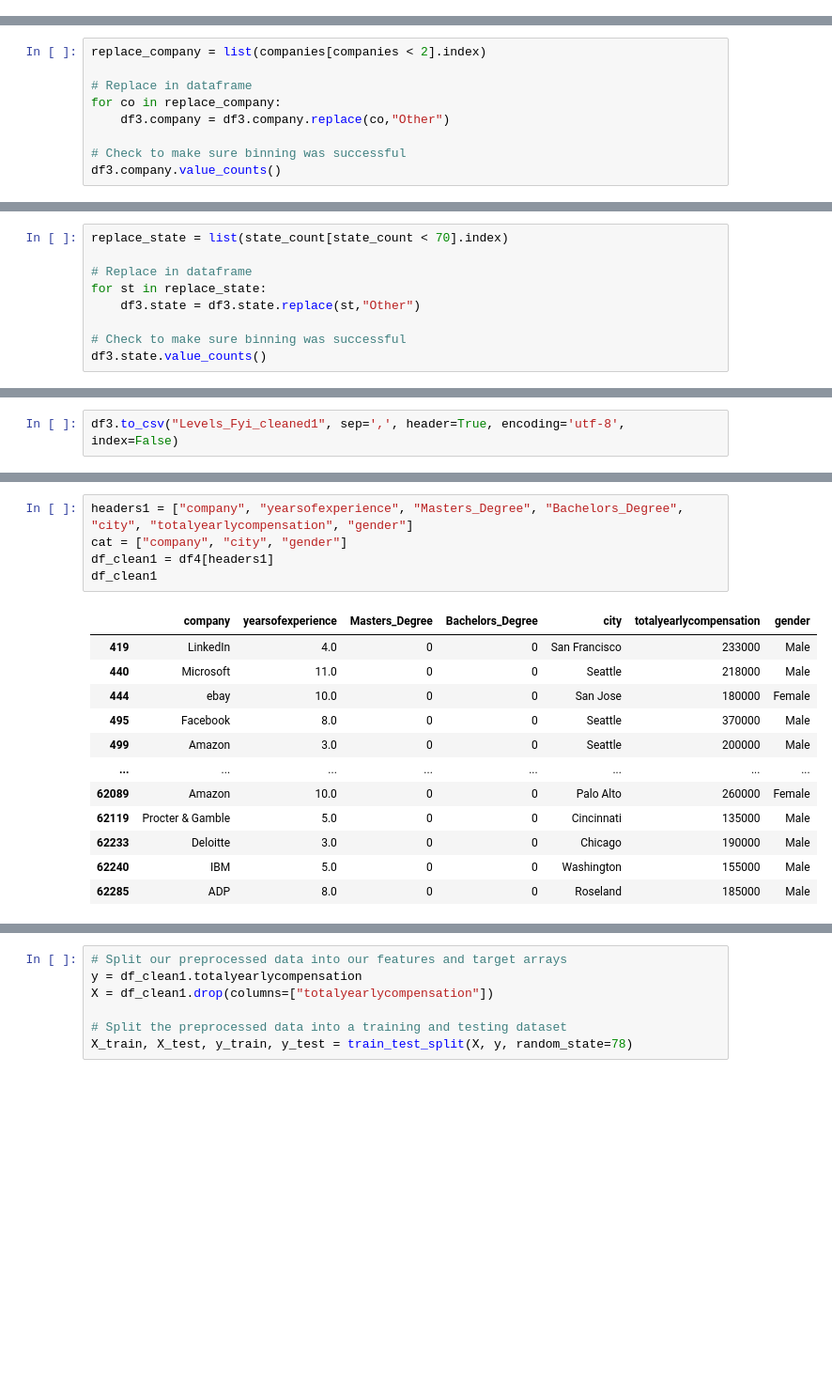
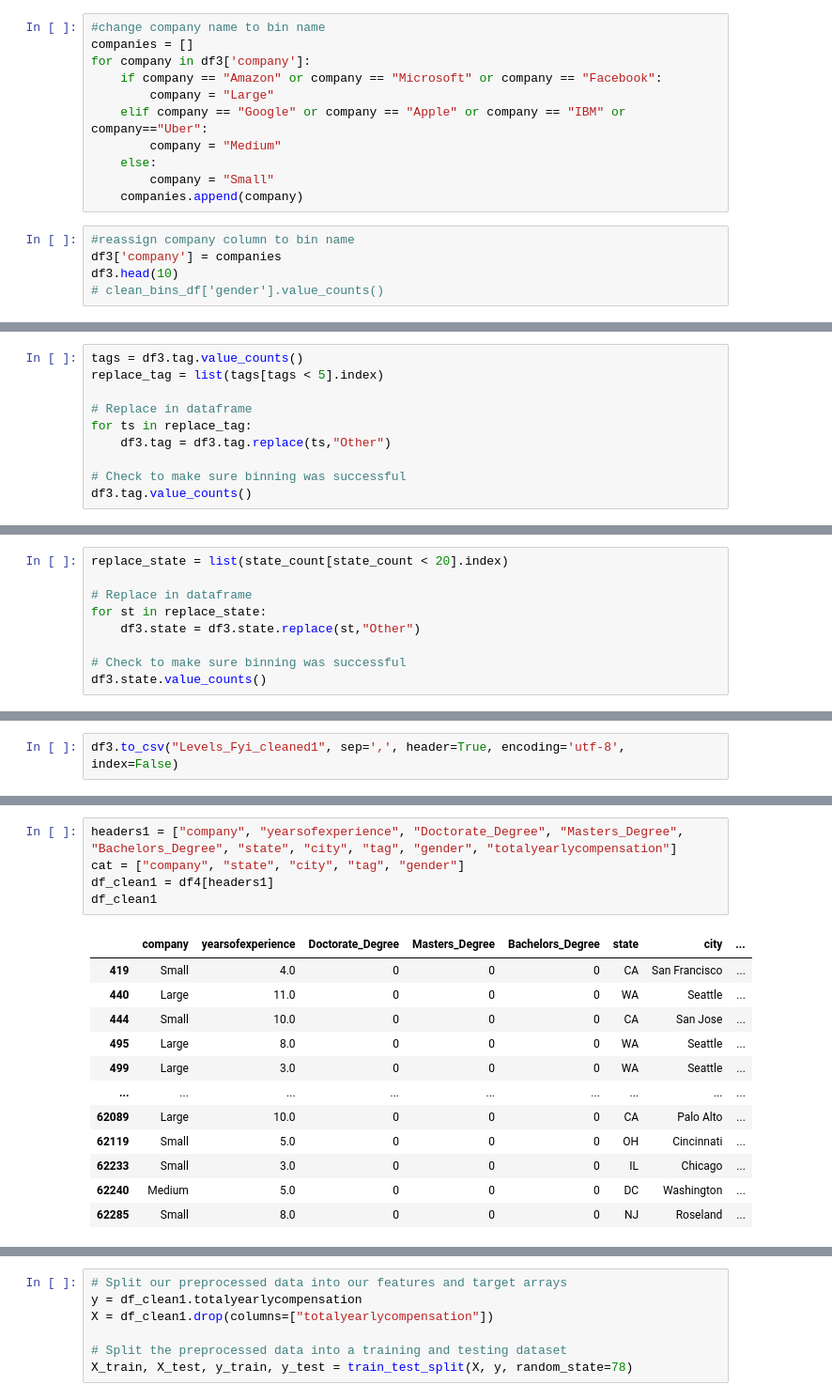
Before and after one commit to Sirius0531/final_project, a Jupyter notebook: cleaning&model1.ipynb, the cells around one changed output, grey strips where cells are left out. Shown: that part at 94% size. Drawn from its saved outputs; the diff is of its cells as text; blank space fills up the shorter version.

```diff
--- a/cleaning&model1.ipynb
+++ b/cleaning&model1.ipynb
@@ -224,0 +282,16 @@ Name: company, Length: 397, dtype: int64
+# %%
+#change company name to bin name
+companies = []
+for company in df3['company']:
+    if company == "Amazon" or company == "Microsoft" or company == "Facebook":
+        company = "Large"
+    elif company == "Google" or company == "Apple" or company == "IBM" or company=="Uber":
+        company = "Medium"
+    else:
+        company = "Small"
+    companies.append(company)
+# %%
+#reassign company column to bin name
+df3['company'] = companies
+df3.head(10)
+# clean_bins_df['gender'].value_counts()
@@ -225,12 +314,13 @@ Name: company, Length: 397, dtype: int64
 # %%
-replace_company = list(companies[companies < 2].index)
+tags = df3.tag.value_counts()
+replace_tag = list(tags[tags < 5].index)
 
 # Replace in dataframe
-for co in replace_company:
-    df3.company = df3.company.replace(co,"Other")
+for ts in replace_tag:
+    df3.tag = df3.tag.replace(ts,"Other")
 
 # Check to make sure binning was successful
-df3.company.value_counts()
+df3.tag.value_counts()
 # %% [output]
 A value is trying to be set on a copy of a slice from a DataFrame.
 Try using .loc[row_indexer,col_indexer] = value instead
@@ -271,7 +366,7 @@ MS      1
 NH      1
 Name: state, dtype: int64
 # %%
-replace_state = list(state_count[state_count < 70].index)
+replace_state = list(state_count[state_count < 20].index)
 
 # Replace in dataframe
 for st in replace_state:
@@ -347,18 +442,18 @@ See the caveats in the documentation: https://pandas.pydata.org/pandas-docs/stab
 # %%
-headers1 = ["company", "yearsofexperience", "Masters_Degree", "Bachelors_Degree", "city", "totalyearlycompensation", "gender"]
-cat = ["company", "city", "gender"]
+headers1 = ["company", "yearsofexperience", "Doctorate_Degree", "Masters_Degree", "Bachelors_Degree", "state", "city", "tag", "gender", "totalyearlycompensation"]
+cat = ["company", "state", "city", "tag", "gender"]
 df_clean1 = df4[headers1]
 df_clean1
 # %% [output]
-|  | company | yearsofexperience | Masters_Degree | Bachelors_Degree | city | totalyearlycompensation | gender |
-| 419 | LinkedIn | 4.0 | 0 | 0 | San Francisco | 233000 | Male |
-| 440 | Microsoft | 11.0 | 0 | 0 | Seattle | 218000 | Male |
-| 444 | ebay | 10.0 | 0 | 0 | San Jose | 180000 | Female |
-| 495 | Facebook | 8.0 | 0 | 0 | Seattle | 370000 | Male |
-| 499 | Amazon | 3.0 | 0 | 0 | Seattle | 200000 | Male |
-| ... | ... | ... | ... | ... | ... | ... | ... |
-| 62089 | Amazon | 10.0 | 0 | 0 | Palo Alto | 260000 | Female |
-| 62119 | Procter & Gamble | 5.0 | 0 | 0 | Cincinnati | 135000 | Male |
-| 62233 | Deloitte | 3.0 | 0 | 0 | Chicago | 190000 | Male |
-| 62240 | IBM | 5.0 | 0 | 0 | Washington | 155000 | Male |
-| 62285 | ADP | 8.0 | 0 | 0 | Roseland | 185000 | Male |
+|  | company | yearsofexperience | Doctorate_Degree | Masters_Degree | Bachelors_Degree | state | city | ... |
+| 419 | Small | 4.0 | 0 | 0 | 0 | CA | San Francisco | ... |
+| 440 | Large | 11.0 | 0 | 0 | 0 | WA | Seattle | ... |
+| 444 | Small | 10.0 | 0 | 0 | 0 | CA | San Jose | ... |
+| 495 | Large | 8.0 | 0 | 0 | 0 | WA | Seattle | ... |
+| 499 | Large | 3.0 | 0 | 0 | 0 | WA | Seattle | ... |
+| ... | ... | ... | ... | ... | ... | ... | ... | ... |
+| 62089 | Large | 10.0 | 0 | 0 | 0 | CA | Palo Alto | ... |
+| 62119 | Small | 5.0 | 0 | 0 | 0 | OH | Cincinnati | ... |
+| 62233 | Small | 3.0 | 0 | 0 | 0 | IL | Chicago | ... |
+| 62240 | Medium | 5.0 | 0 | 0 | 0 | DC | Washington | ... |
+| 62285 | Small | 8.0 | 0 | 0 | 0 | NJ | Roseland | ... |
```
Also changed, not shown: parts of 36 cells of this notebook.
